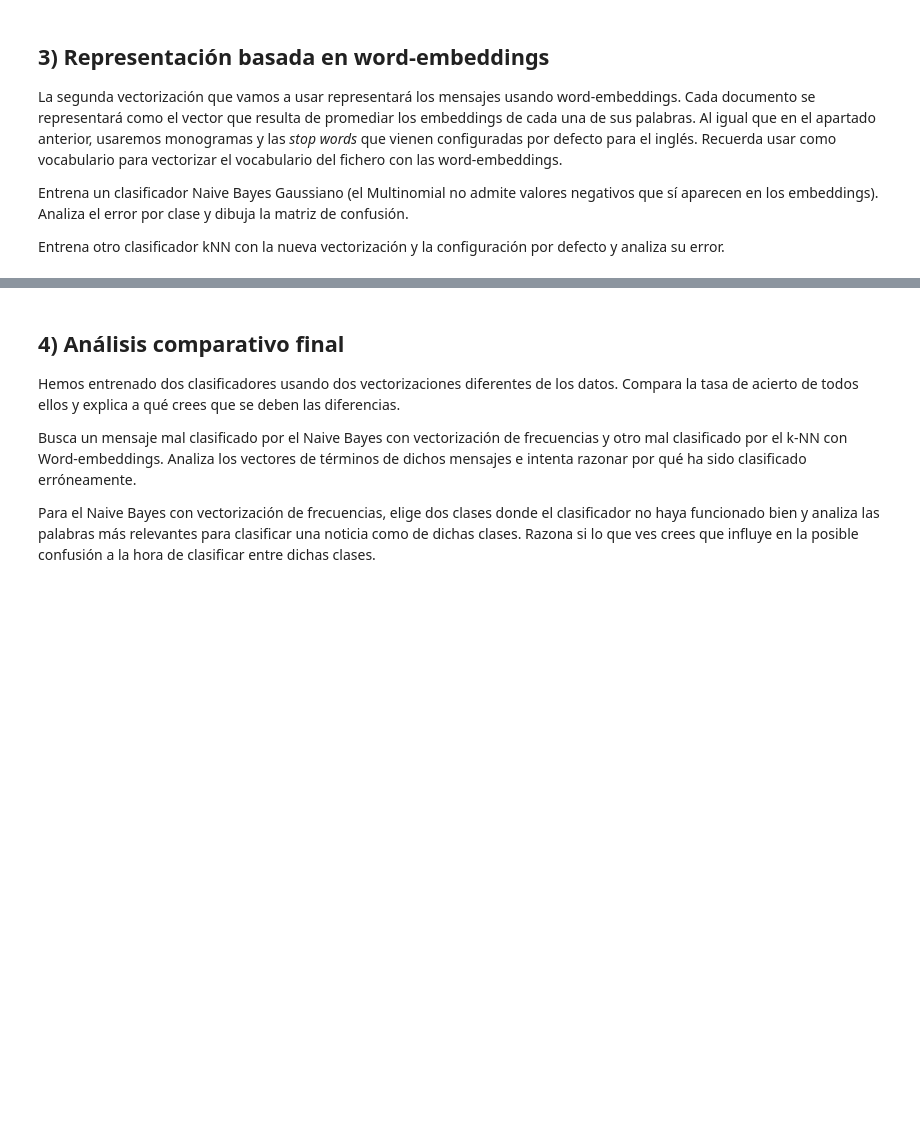
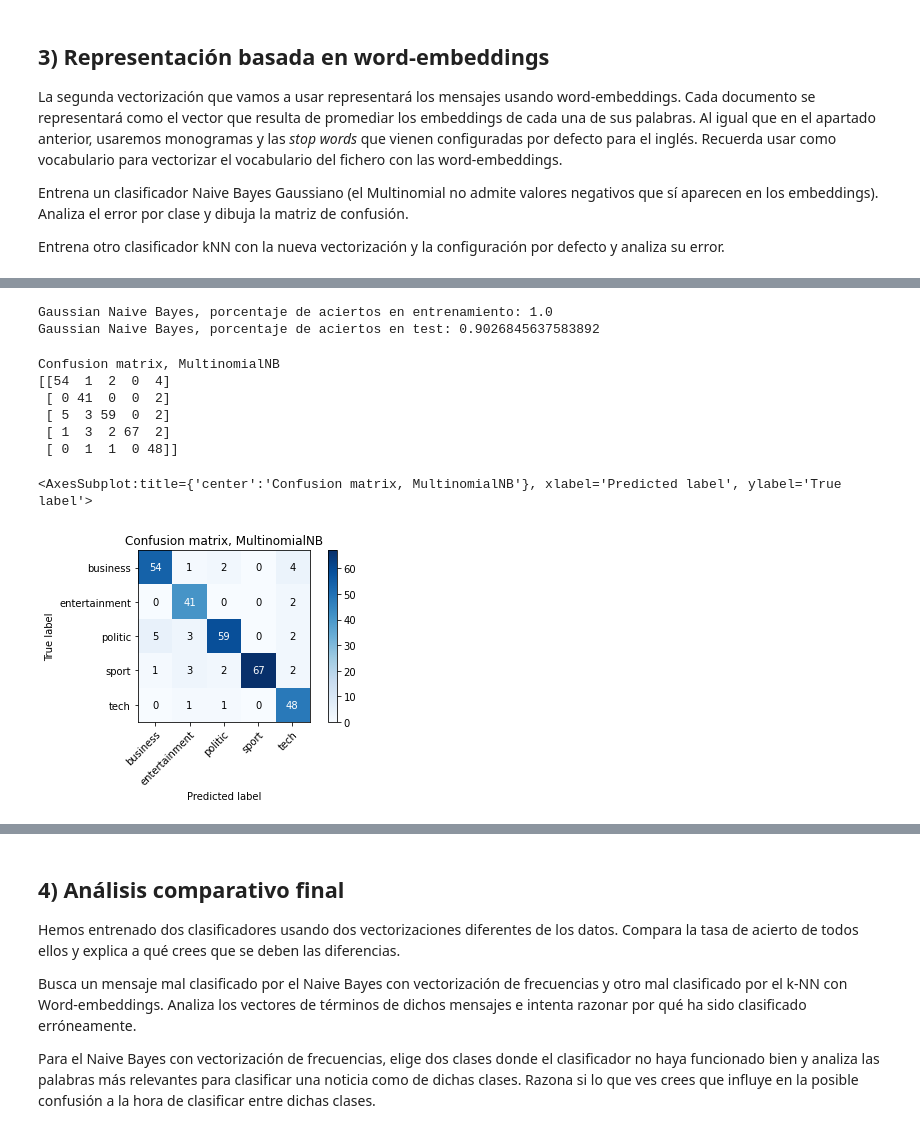
Before and after one commit to Carlanganas98/IA2, a Jupyter notebook: Pr2/Practica_clasif_de_texto_2122_enunciado.ipynb, the cells around one changed output, grey strips where cells are left out. Cells and saved outputs as stored; diff of their text form; code cells hidden in the pictures; blank space fills up the shorter version.

```diff
--- a/Pr2/Practica_clasif_de_texto_2122_enunciado.ipynb
+++ b/Pr2/Practica_clasif_de_texto_2122_enunciado.ipynb
@@ -477,0 +390,48 @@ ValueError: could not convert string to float: '"worldcom'
+# %%
+vectorizer2 = CountVectorizer(vocabulary = we_vocabulary, stop_words='english', binary=False,ngram_range=(1,1))
+# %%
+train_data_vector2 = vectorizer2.fit_transform(x_train.Text)
+test_data_vector2 = vectorizer2.transform(x_test.Text)
+
+we_feature_names = vectorizer2.get_feature_names()
+# %%
+from sklearn.naive_bayes import GaussianNB
+
+gnb_classifier = GaussianNB()
+
+chunk_size=149
+num_rows=len(x_train.Category)
+
+for i in range(0, (num_rows//chunk_size)):
+    train_chunk = train_data_vector2[i*chunk_size : (i+1)*chunk_size,:].toarray()
+    target_chunk = x_train.Category[i*chunk_size : (i+1)*chunk_size]
+    gnb_classifier.partial_fit(train_chunk, target_chunk, classes=np.unique(x_train.Category))
+# %%
+gnb_train_predictions=np.zeros_like(x_train.Category)
+gnb_test_predictions=np.zeros_like(x_test.Category)
+
+for i in range(0, (num_rows//chunk_size)):
+    train_chunk = train_data_vector2[i*chunk_size : (i+1)*chunk_size,:].toarray()
+    gnb_train_predictions[i*chunk_size : (i+1)*chunk_size] = gnb_classifier.predict(train_chunk)
+
+num_rows=len(x_test.Category)
+for i in range(0, (num_rows//chunk_size)):
+    test_chunk = test_data_vector2[i*chunk_size : (i+1)*chunk_size,:].toarray()
+    gnb_test_predictions[i*chunk_size : (i+1)*chunk_size] = gnb_classifier.predict(test_chunk)
+
+print("Gaussian Naive Bayes, porcentaje de aciertos en entrenamiento:", np.mean(gnb_train_predictions == x_train.Category))
+print("Gaussian Naive Bayes, porcentaje de aciertos en test:", np.mean(gnb_test_predictions == x_test.Category))
+# %% [output]
+Gaussian Naive Bayes, porcentaje de aciertos en entrenamiento: 1.0
+Gaussian Naive Bayes, porcentaje de aciertos en test: 0.9026845637583892
+# %%
+plot_confusion_matrix(x_test['Category'], gnb_test_predictions,target_names, normalize=False)
+# %% [output]
+Confusion matrix, MultinomialNB
+[[54  1  2  0  4]
+ [ 0 41  0  0  2]
+ [ 5  3 59  0  2]
+ [ 1  3  2 67  2]
+ [ 0  1  1  0 48]]
+<AxesSubplot:title={'center':'Confusion matrix, MultinomialNB'}, xlabel='Predicted label', ylabel='True label'>
+[figure, added]
```
Also changed, not shown: parts of 32 cells of this notebook, 2 other files.
